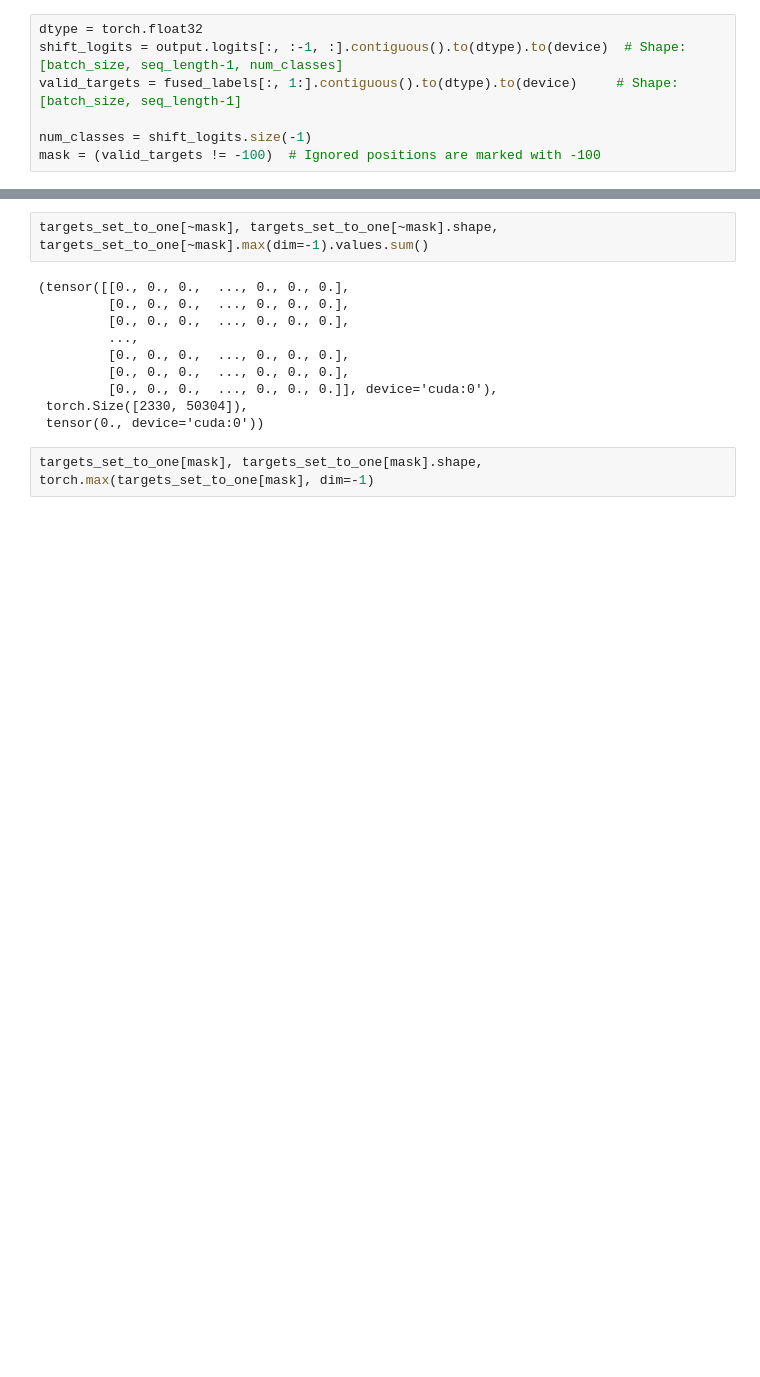
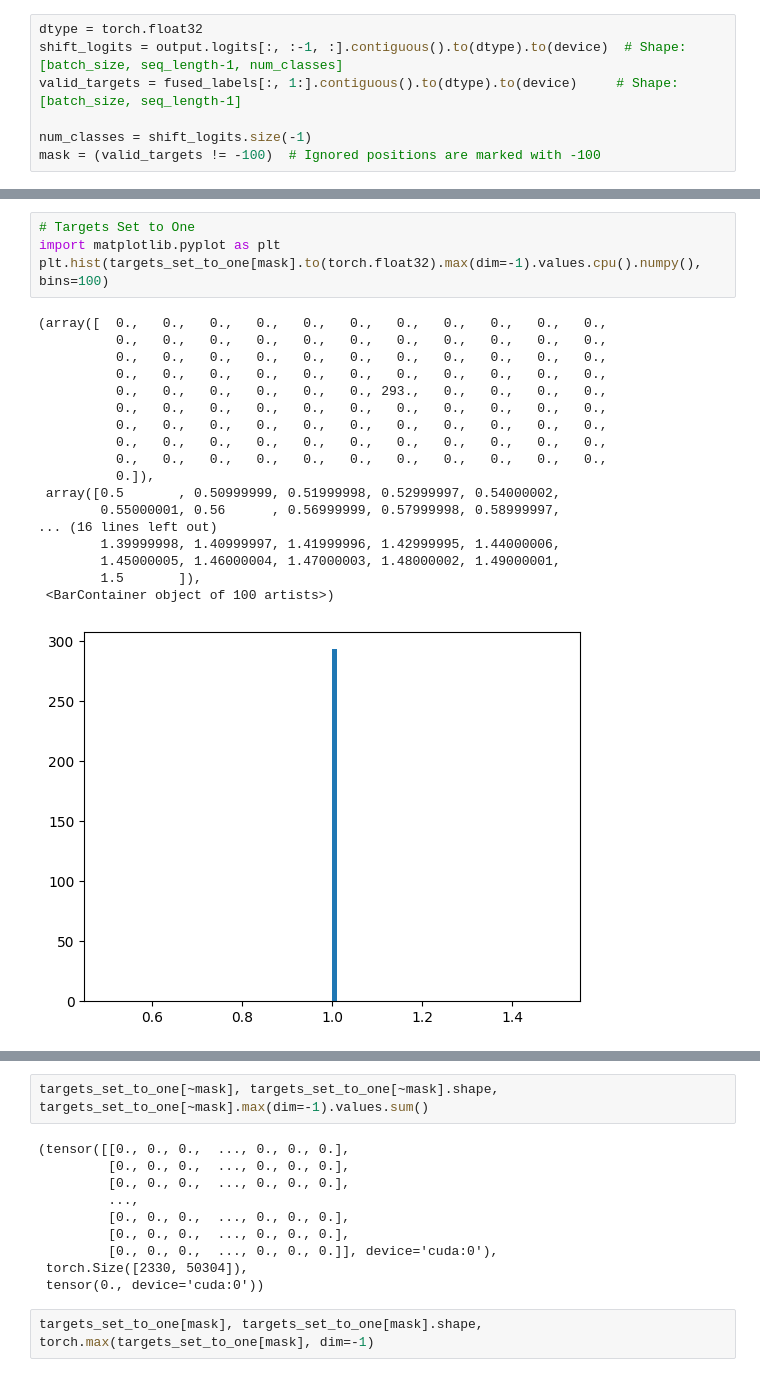
Before and after one commit to shikhar-srivastava/vlm-evaluation, a Jupyter notebook: soft_targets_all_variants.ipynb, the cells around one changed output, grey strips where cells are left out. Drawn from its saved outputs; the diff is of its cells as text; blank space fills up the shorter version.

```diff
--- a/soft_targets_all_variants.ipynb
+++ b/soft_targets_all_variants.ipynb
@@ -821,0 +1374,23 @@ targets_set_to_one.squeeze(): tensor([[0.0000e+00, 0.0000e+00, 0.0000e+00,  ...,
+# %%
+# Targets Set to One
+import matplotlib.pyplot as plt
+plt.hist(targets_set_to_one[mask].to(torch.float32).max(dim=-1).values.cpu().numpy(), bins=100)
+# %% [output]
+(array([  0.,   0.,   0.,   0.,   0.,   0.,   0.,   0.,   0.,   0.,   0.,
+          0.,   0.,   0.,   0.,   0.,   0.,   0.,   0.,   0.,   0.,   0.,
+          0.,   0.,   0.,   0.,   0.,   0.,   0.,   0.,   0.,   0.,   0.,
+          0.,   0.,   0.,   0.,   0.,   0.,   0.,   0.,   0.,   0.,   0.,
+          0.,   0.,   0.,   0.,   0.,   0., 293.,   0.,   0.,   0.,   0.,
+          0.,   0.,   0.,   0.,   0.,   0.,   0.,   0.,   0.,   0.,   0.,
+          0.,   0.,   0.,   0.,   0.,   0.,   0.,   0.,   0.,   0.,   0.,
+          0.,   0.,   0.,   0.,   0.,   0.,   0.,   0.,   0.,   0.,   0.,
+          0.,   0.,   0.,   0.,   0.,   0.,   0.,   0.,   0.,   0.,   0.,
+          0.]),
+ array([0.5       , 0.50999999, 0.51999998, 0.52999997, 0.54000002,
+        0.55000001, 0.56      , 0.56999999, 0.57999998, 0.58999997,
+... (16 lines left out)
+        1.39999998, 1.40999997, 1.41999996, 1.42999995, 1.44000006,
+        1.45000005, 1.46000004, 1.47000003, 1.48000002, 1.49000001,
+        1.5       ]),
+ <BarContainer object of 100 artists>)
+[figure, added]
```
Also changed, not shown: parts of 28 cells of this notebook, 29 other files.
